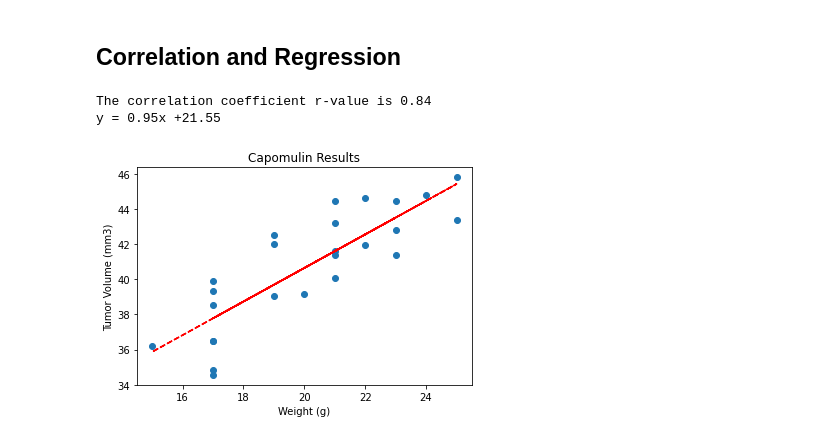
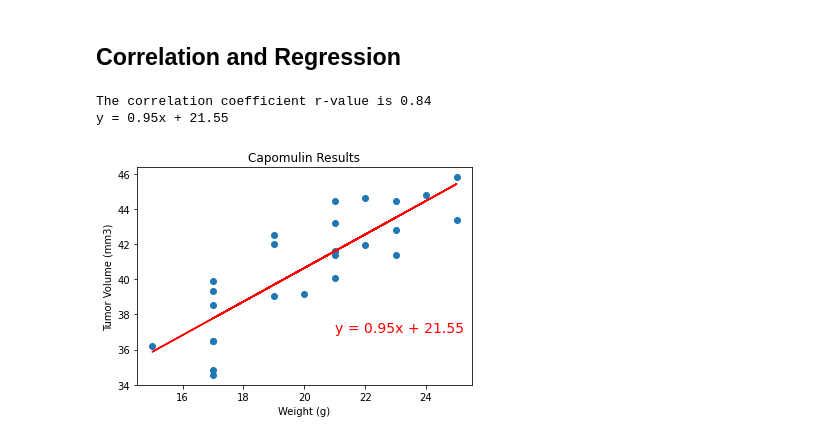
Before and after one commit to norojordan/Mathplotlib-HW, a Jupyter notebook: pymaceuticals_starter.ipynb, the cells around one changed output. Cells and saved outputs as stored; diff of their text form; code cells hidden in the pictures.

```diff
--- a/pymaceuticals_starter.ipynb
+++ b/pymaceuticals_starter.ipynb
@@ -388,28 +377,27 @@ Text(0, 0.5, 'Tumor Volume (mm3)')
 # %%
 # Calculate the correlation coefficient and linear regression model
 # for mouse weight and average tumor volume for the Capomulin regimen
-
 
 (slope, intercept, rvalue, pvalue, stderr) = stats.linregress(x_values, y_values)
 regress_values = slope * x_values + intercept
 
 
 correlation = st.pearsonr(x_values, y_values)
 print(f"The correlation coefficient r-value is {round(correlation[0],2)}")
 
 #slope, int, r, p, std_err = st.linregress(x_values, y_values)
 #regress_values = slope * x_values + int
 plt.scatter(x_values, y_values)
-plt.plot(x_values, regress_values, "--", color="r")
+plt.plot(x_values, regress_values, color="r")
 
 plt.title("Capomulin Results")
 plt.xlabel("Weight (g)")
 plt.ylabel("Tumor Volume (mm3)")
 
-line_eq = "y = " + str(round(slope,2)) + "x +" + str(round(intercept,2))
-plt.annotate(line_eq,(21,25),fontsize=15,color="red")
+line_eq = "y = " + str(round(slope,2)) + "x + " + str(round(intercept,2))
+plt.annotate(line_eq,(21,37),fontsize=14,color="red")
 print(line_eq)
 # %% [output]
 The correlation coefficient r-value is 0.84
-y = 0.95x +21.55
+y = 0.95x + 21.55
-[figure, old version]
+[figure, new version]
```
Also changed, not shown: parts of 13 cells of this notebook.
